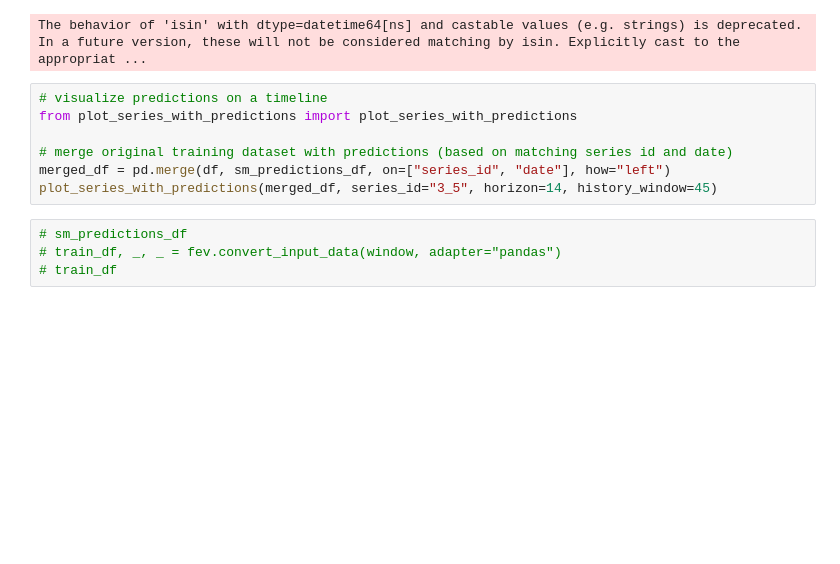
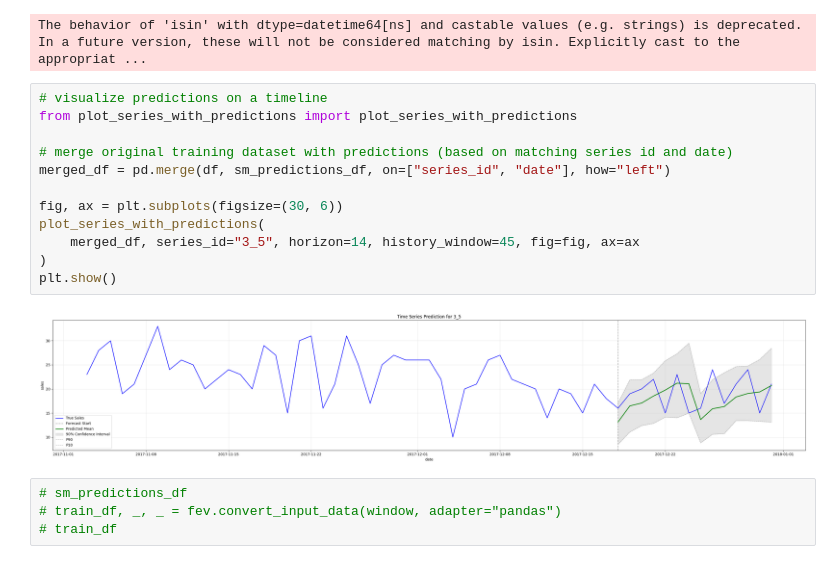
Before and after one commit to kozlov-ski/aptimyz-demand-forecast, a Jupyter notebook: notebooks/1_sagemaker_automl.ipynb, the cells around one changed output. Saved outputs shown, nothing was run; the diff lists cells and outputs as text; blank space fills up the shorter version.

```diff
--- a/notebooks/1_sagemaker_automl.ipynb
+++ b/notebooks/1_sagemaker_automl.ipynb
@@ -472,10 +479,17 @@ The behavior of 'isin' with dtype=datetime64[ns] and castable values (e.g. strin
 # %%
 # visualize predictions on a timeline
 from plot_series_with_predictions import plot_series_with_predictions
 
 # merge original training dataset with predictions (based on matching series id and date)
 merged_df = pd.merge(df, sm_predictions_df, on=["series_id", "date"], how="left")
-plot_series_with_predictions(merged_df, series_id="3_5", horizon=14, history_window=45)
+
+fig, ax = plt.subplots(figsize=(30, 6))
+plot_series_with_predictions(
+    merged_df, series_id="3_5", horizon=14, history_window=45, fig=fig, ax=ax
+)
+plt.show()
+# %% [output]
+[figure, added]
 # %%
 # sm_predictions_df
 # train_df, _, _ = fev.convert_input_data(window, adapter="pandas")
```
Also changed, not shown: parts of 2 cells of this notebook, 5 other files.
